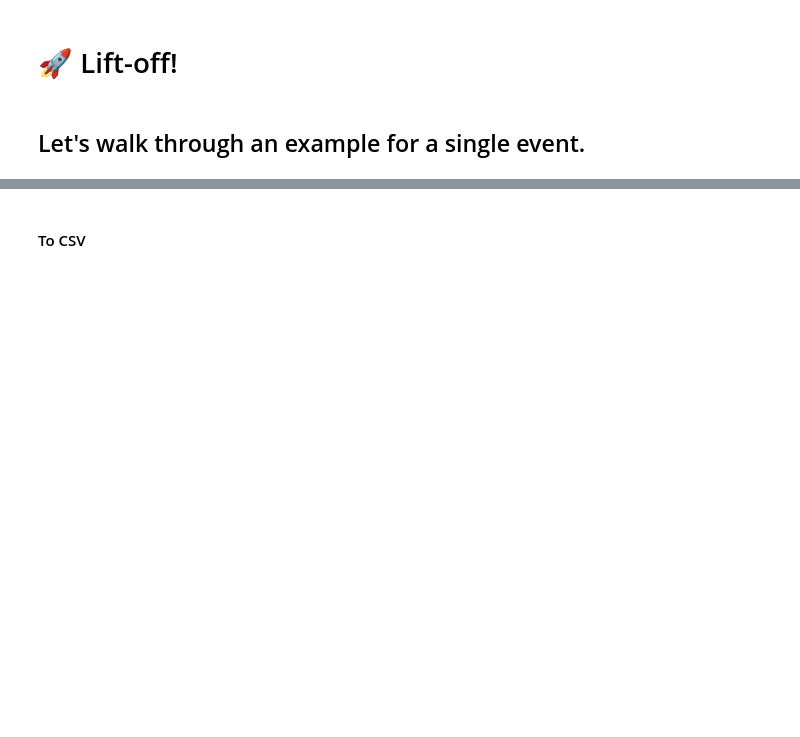
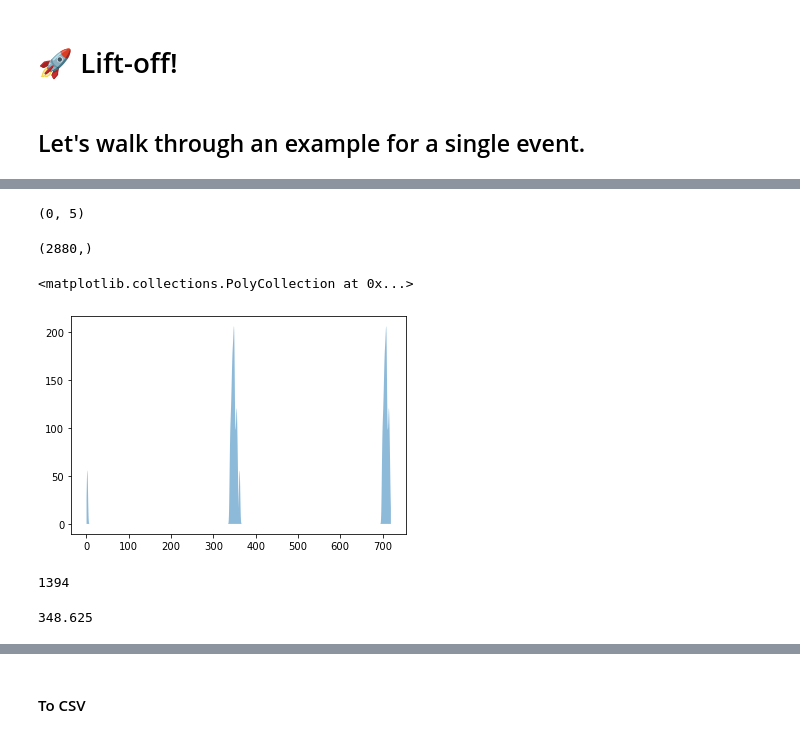
Before and after one commit to ocetrac/marine-heatwaves, a Jupyter notebook: 05_event_dataset.ipynb, the cells around one changed output, grey strips where cells are left out. Saved outputs shown, nothing was run; the diff lists cells and outputs as text; code cells hidden in the pictures; blank space fills up the shorter version.

```diff
--- a/05_event_dataset.ipynb
+++ b/05_event_dataset.ipynb
@@ -242,0 +347,37 @@ print('The dates for this event were', event.time[0].values.astype('datetime64[M
+# %%
+ob = (0,5)
+ob
+# %% [output]
+(0, 5)
+# %%
+x_dd.shape
+density.shape
+# %% [output]
+(2880,)
+# %%
+sub_object = np.where(sub_labels_wrapped==ob[1])
+lat_centroid = sub_labels_wrapped.lat[sub_object[1]].mean()
+lon_points = sub_labels_wrapped.lon[sub_object[2]]
+# %%
+from scipy.stats import norm
+x_d = sub_labels_wrapped.lon.values
+x_dd = np.arange(sub_labels_wrapped.lon.values.min(), sub_labels_wrapped.lon.values.max()*2 + 2*sub_labels_wrapped.lon.values.min() ,.25)
+
+x = lon_points.values
+density = sum(norm(xi).pdf(x_d) for xi in x)
+density = np.concatenate((density,density))
+
+plt.fill_between(x_dd, density, alpha=0.5)
+# %% [output]
+<matplotlib.collections.PolyCollection at 0x...>
+[figure, added]
+# %%
+from scipy.signal import find_peaks
+peaks, _ = find_peaks(density, height=0, distance=100)
+peaks[1]
+# %% [output]
+1394
+# %%
+centroid = x_dd[peaks[1]]
+# %% [output]
+348.625
```
Also changed, not shown: parts of 32 cells of this notebook.
